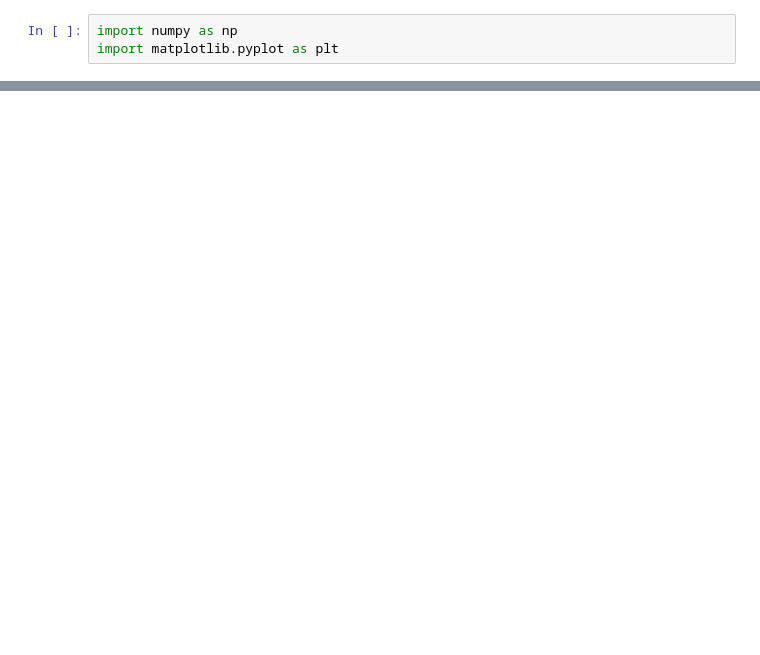
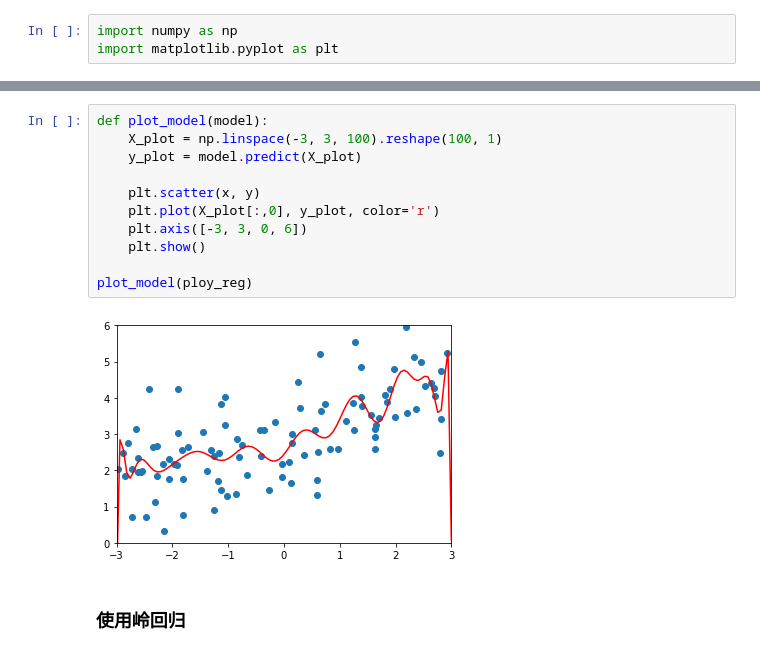
Before and after one commit to coderzc/machine_learning, a Jupyter notebook: jupyter/polynomial_regression/5_model_regularization.ipynb, the cells around one changed output, grey strips where cells are left out. Cells and saved outputs as stored; diff of their text form; blank space fills up the shorter version.

```diff
--- a/jupyter/polynomial_regression/5_model_regularization.ipynb
+++ b/jupyter/polynomial_regression/5_model_regularization.ipynb
@@ -16,0 +49,15 @@ plt.show()
+# %%
+def plot_model(model):
+    X_plot = np.linspace(-3, 3, 100).reshape(100, 1)
+    y_plot = model.predict(X_plot)
+
+    plt.scatter(x, y)
+    plt.plot(X_plot[:,0], y_plot, color='r')
+    plt.axis([-3, 3, 0, 6])
+    plt.show()
+
+plot_model(ploy_reg)
+# %% [output]
+[figure, added]
+# %% [markdown]
+### 使用岭回归
```
Also changed, not shown: parts of 13 cells of this notebook, 2 other files.
